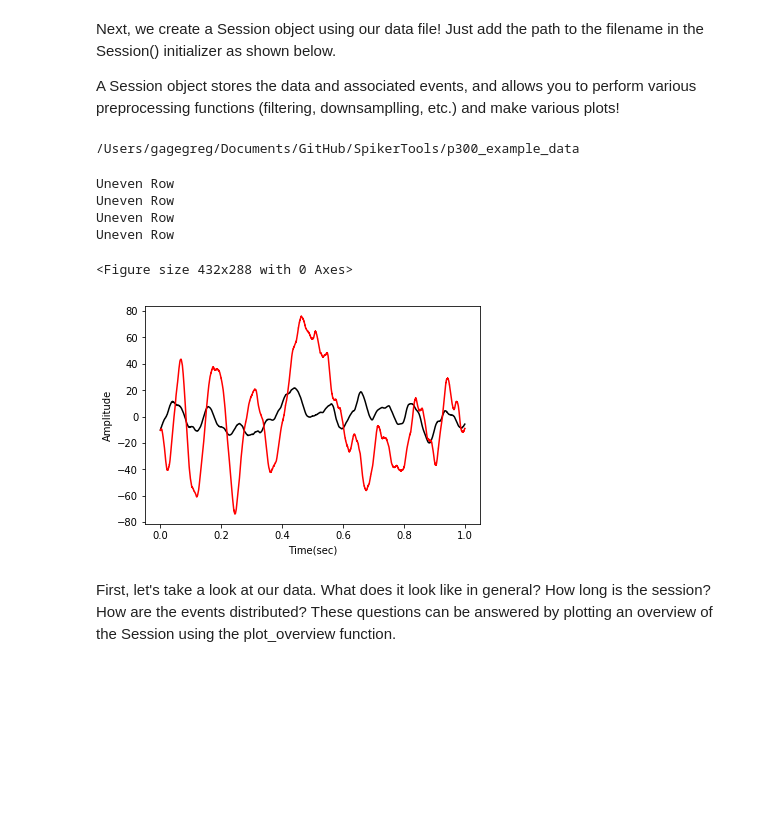
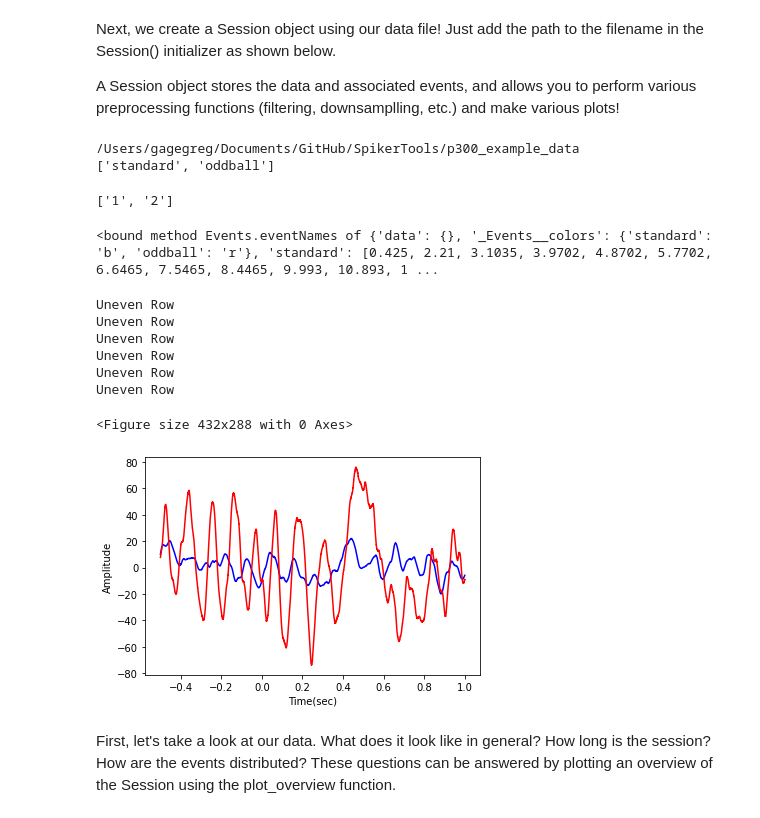
Before and after one commit to BackyardBrains/SpikerTools, a Jupyter notebook: EEG_ExampleNotebook.ipynb, the cells around one changed output. Saved outputs shown, nothing was run; the diff lists cells and outputs as text; code cells hidden in the pictures; blank space fills up the shorter version.

```diff
--- a/EEG_ExampleNotebook.ipynb
+++ b/EEG_ExampleNotebook.ipynb
@@ -38,25 +59,42 @@ Next, we create a Session object using our data file! Just add the path to the f
 A Session object stores the data and associated events, and allows you to perform various preprocessing functions (filtering, downsamplling, etc.) and make various plots!
 # %%
 import importlib
-import spikertools
-importlib.reload(spikertools)
+import spikertools as sp
+importlib.reload(sp)
 
 %cd ~/Documents/GitHub/SpikerTools/p300_example_data
-
 p300 = sp.Session(r"BYB_Recording_2019-06-11_13.23.58.wav")
-p300.rename_event("1", "standard")
-p300.rename_event("2", "oddball")
+#print(p300.events.eventNames)
+p300.events.rename("1", "standard")
+p300.events.rename("2", "oddball")
+print(p300.events.eventNames)
+p300.events.setColor("standard", "b")
+p300.events.setColor("oddball", "r")
+#print(p300.events.color("standard"))
 # %% [output]
 /Users/gagegreg/Documents/GitHub/SpikerTools/p300_example_data
+['standard', 'oddball']
+# %%
+p300.events.eventNames
+p300.events.rename()
+# %% [output]
+['1', '2']
+# %%
+#print(type(p300.events))
+print(p300.events.eventNames)
+# %% [output]
+<bound method Events.eventNames of {'data': {}, '_Events__colors': {'standard': 'b', 'oddball': 'r'}, 'standard': [0.425, 2.21, 3.1035, 3.9702, 4.8702, 5.7702, 6.6465, 7.5465, 8.4465, 9.993, 10.893, 1 ...
 # %%
-p300.plot_eta(["standard", "oddball"], (0,1), color=["k", "r"])
+p300.plot_eta(["standard", "oddball"], timewindow=(-0.5,1))
 # %% [output]
 Uneven Row
 Uneven Row
 Uneven Row
 Uneven Row
+Uneven Row
+Uneven Row
 <Figure size 432x288 with 0 Axes>
-[figure, old version]
+[figure, new version]
 # %% [markdown]
 First, let's take a look at our data. What does it look like in general? How long is the session? How are the events distributed? These questions can be answered by plotting an overview of the Session using the plot_overview function.
 # %%
```
Also changed, not shown: parts of 2 cells of this notebook, 3 other files.
